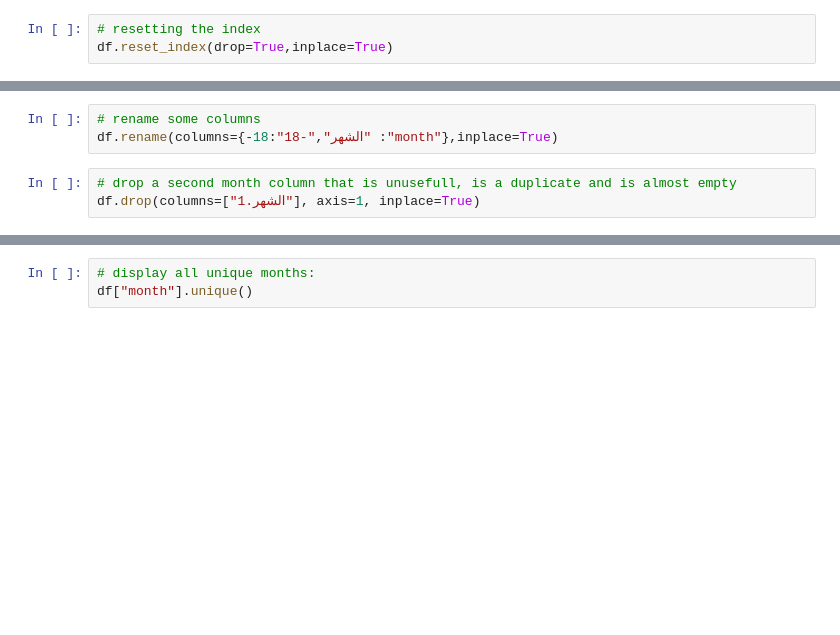
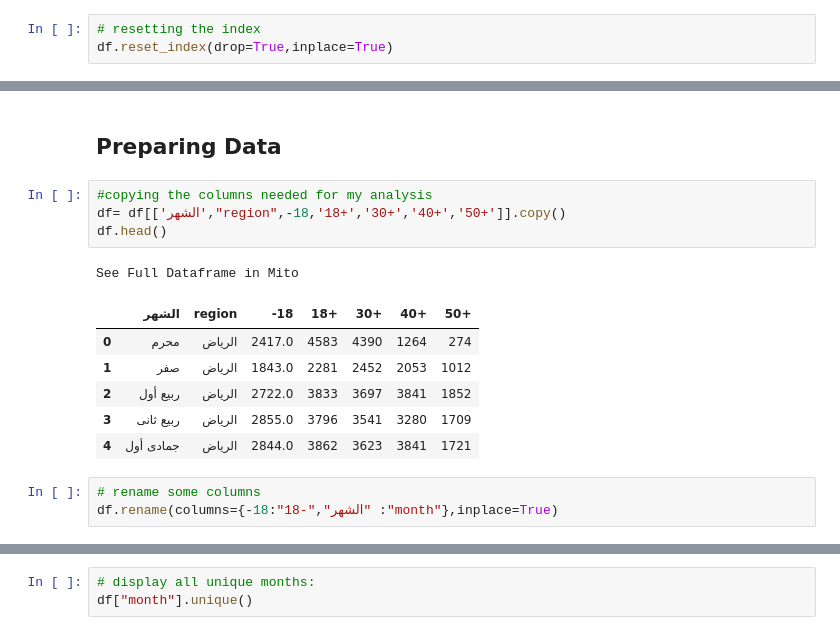
Before and after one commit to qoraraf/Udacity_DS_project_1, a Jupyter notebook: traffic_KSA.ipynb, the cells around one changed output, grey strips where cells are left out. Drawn from its saved outputs; the diff is of its cells as text; blank space fills up the shorter version.

```diff
--- a/traffic_KSA.ipynb
+++ b/traffic_KSA.ipynb
@@ -61,6 +107,17 @@ memory usage: 132.5+ KB
+# %% [markdown]
+## Preparing Data
+# %%
+#copying the columns needed for my analysis
+df= df[['الشهر',"region",-18,'18+','30+','40+','50+']].copy()
+df.head()
+# %% [output]
+See Full Dataframe in Mito
+|  | الشهر | region | -18 | 18+ | 30+ | 40+ | 50+ |
+| 0 | محرم | الرياض | 2417.0 | 4583 | 4390 | 1264 | 274 |
+| 1 | صفر | الرياض | 1843.0 | 2281 | 2452 | 2053 | 1012 |
+| 2 | ربيع أول | الرياض | 2722.0 | 3833 | 3697 | 3841 | 1852 |
+| 3 | ربيع ثانى | الرياض | 2855.0 | 3796 | 3541 | 3280 | 1709 |
+| 4 | جمادى أول | الرياض | 2844.0 | 3862 | 3623 | 3841 | 1721 |
 # %%
 # rename some columns
 df.rename(columns={-18:"18-","الشهر" :"month"},inplace=True)
-# %%
-# drop a second month column that is unusefull, is a duplicate and is almost empty
-df.drop(columns=["الشهر.1"], axis=1, inplace=True)
```
Also changed, not shown: parts of 58 cells of this notebook.
